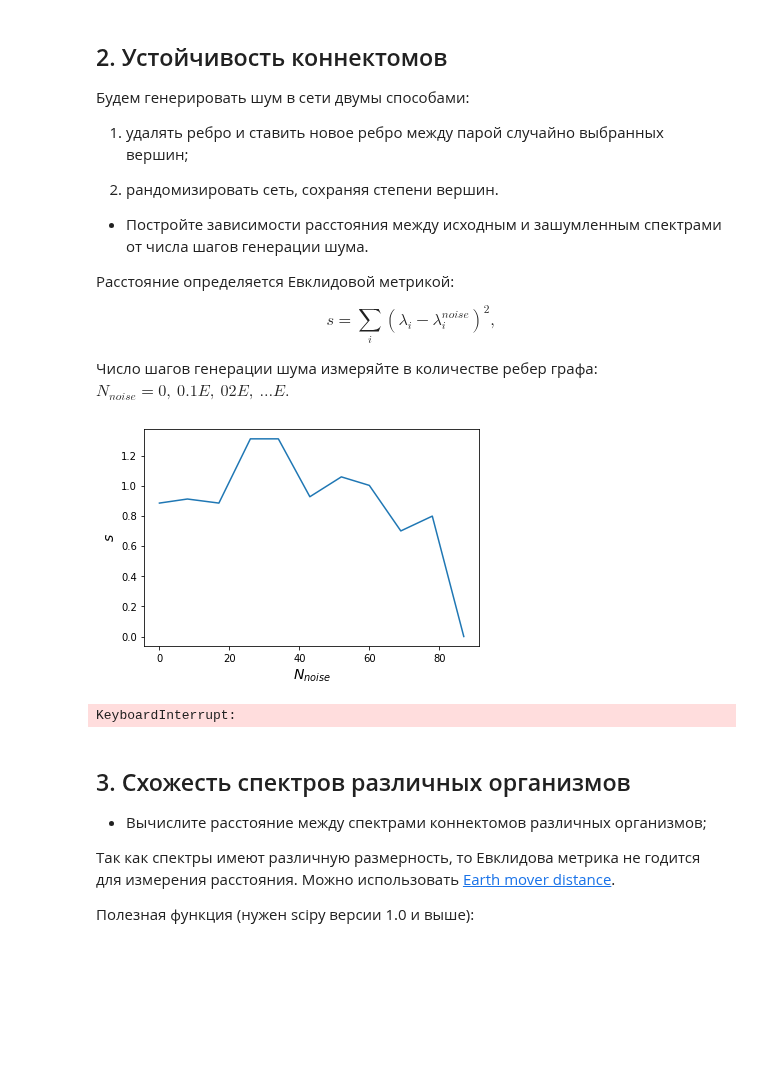
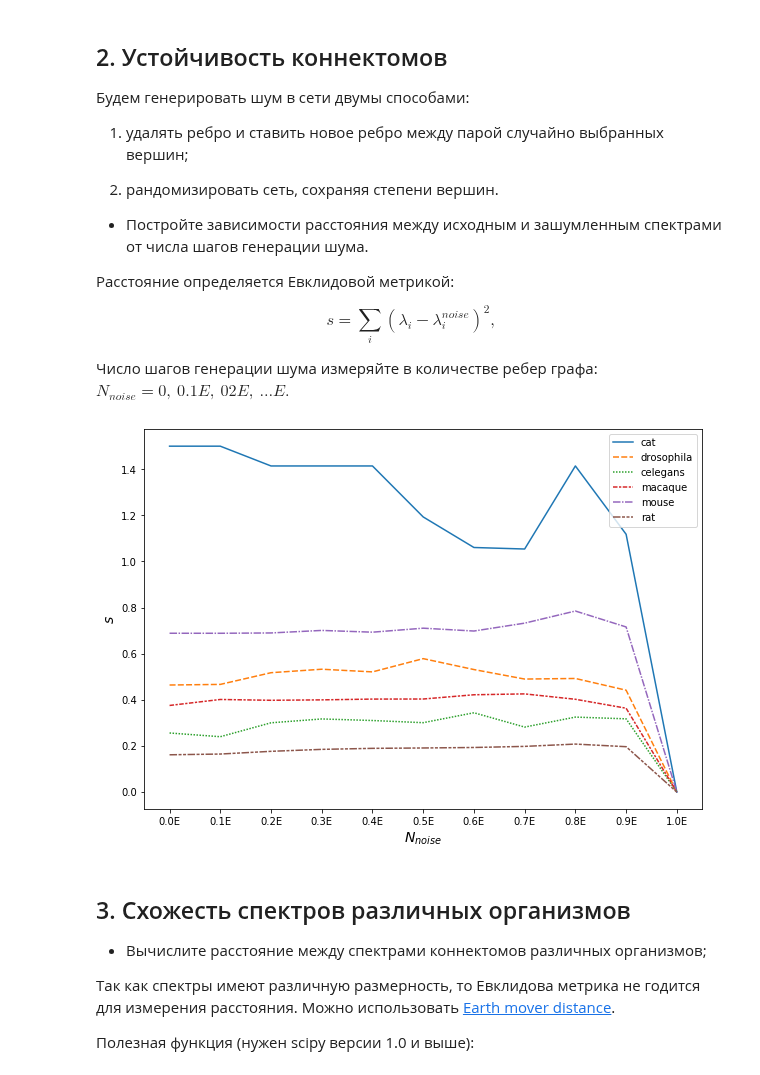
Before and after one commit to kimaril/networksch, a Jupyter notebook: notebooks/NS Assignment 08.ipynb, the cells around one changed output. Cells and saved outputs as stored; diff of their text form; code cells hidden in the pictures; blank space fills up the shorter version.

```diff
--- a/notebooks/NS Assignment 08.ipynb
+++ b/notebooks/NS Assignment 08.ipynb
@@ -190,14 +192,7 @@ def shuffle(G, preserve_degree=False):
     distances = [euclidean(_, spec) for _ in noised]
 
     return distances
-
-    sns.lineplot(x=N_noises, y=distances)
-    plt.xlabel(r'$N_{noise}$',fontsize=14)
-    plt.ylabel(r'$s$',fontsize=14)
-    plt.show()
 # %%
-for creature in [cat, drosophila, celegans, macaque, mouse, rat]:
-    shuffle_and_plot(creature)
+y = []
+for creature in tqdm([cat, drosophila, celegans, macaque, mouse, rat]):
+    y.append(shuffle(creature))
-# %% [output]
-[figure, removed]
-KeyboardInterrupt:
@@ -204,3 +201,16 @@ KeyboardInterrupt:
+# %%
+index = [str(round(_, 1))+'E' for _ in np.linspace(0, 1, 11)]
+columns = ['cat', 'drosophila', 'celegans', 'macaque', 'mouse', 'rat']
+# %%
+df = pd.DataFrame(np.array(y).transpose(), index=index, columns=columns)
+# %%
+plt.figure(figsize=(10, 7))
+sns.lineplot(data=df)
+plt.xlabel(r'$N_{noise}$',fontsize=14)
+plt.ylabel(r'$s$',fontsize=14)
+plt.show()
+# %% [output]
+[figure, added]
 # %% [markdown]
 ## 3. Схожесть спектров различных организмов
 
```
Also changed, not shown: parts of 5 cells of this notebook.
